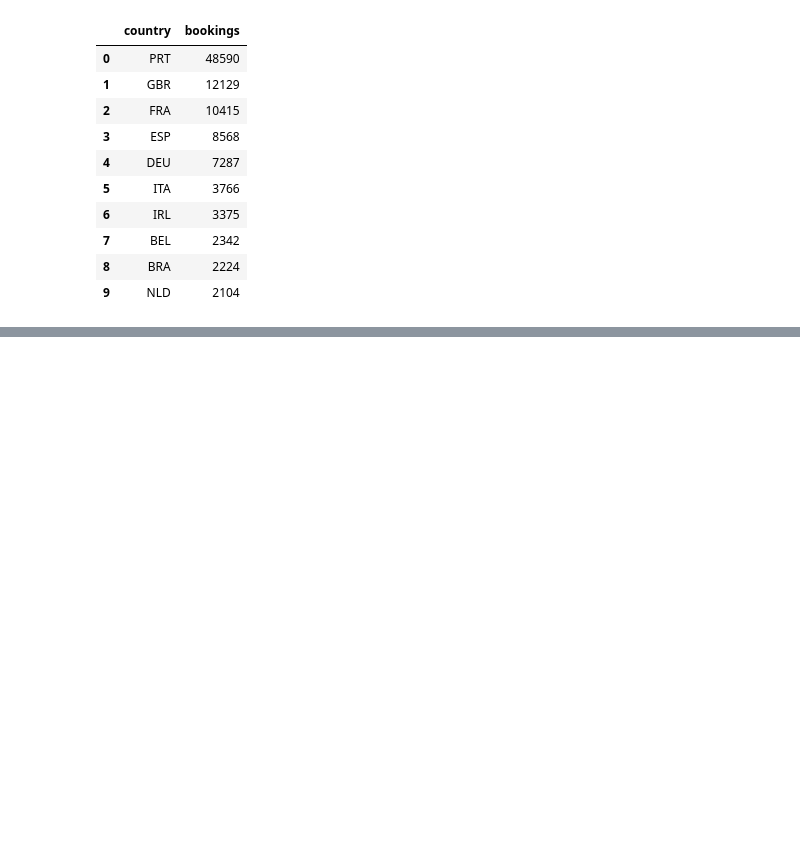
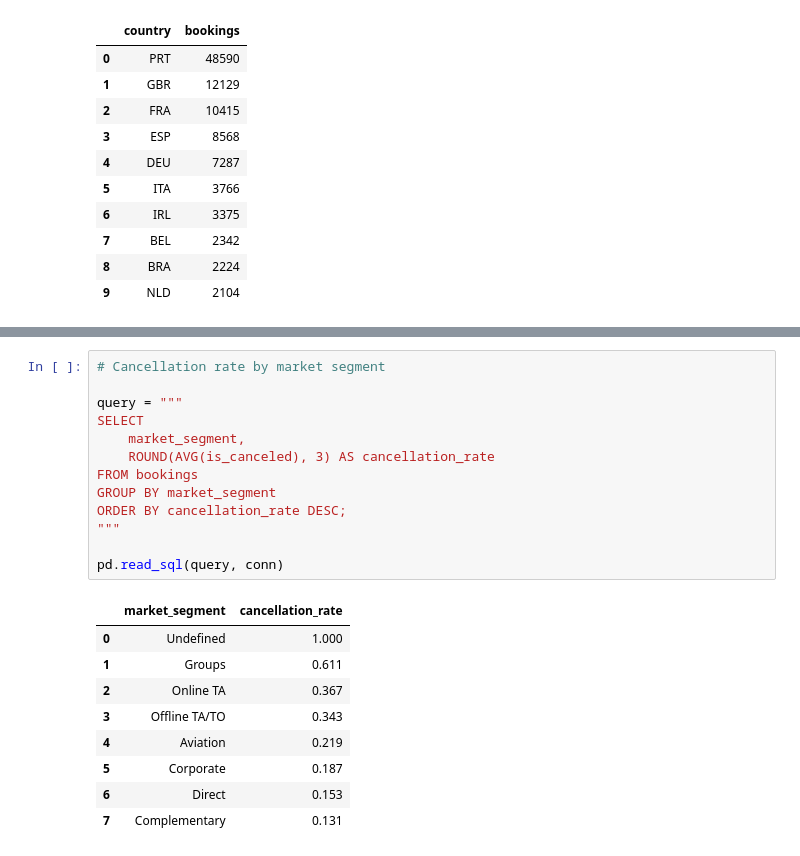
Before and after one commit to jos3ruizab/guacamaia-tourism-demand-dashboard, a Jupyter notebook: notebooks/eda.ipynb, the cells around one changed output, grey strips where cells are left out. Drawn from its saved outputs; the diff is of its cells as text; blank space fills up the shorter version.

```diff
--- a/notebooks/eda.ipynb
+++ b/notebooks/eda.ipynb
@@ -536,0 +589,23 @@ pd.read_sql(query, conn)
+# %%
+# Cancellation rate by market segment
+
+query = """
+SELECT
+    market_segment,
+    ROUND(AVG(is_canceled), 3) AS cancellation_rate
+FROM bookings
+GROUP BY market_segment
+ORDER BY cancellation_rate DESC;
+"""
+
+pd.read_sql(query, conn)
+# %% [output]
+|  | market_segment | cancellation_rate |
+| 0 | Undefined | 1.000 |
+| 1 | Groups | 0.611 |
+| 2 | Online TA | 0.367 |
+| 3 | Offline TA/TO | 0.343 |
+| 4 | Aviation | 0.219 |
+| 5 | Corporate | 0.187 |
+| 6 | Direct | 0.153 |
+| 7 | Complementary | 0.131 |
```
Also changed, not shown: parts of 3 cells of this notebook, 1 other file.
